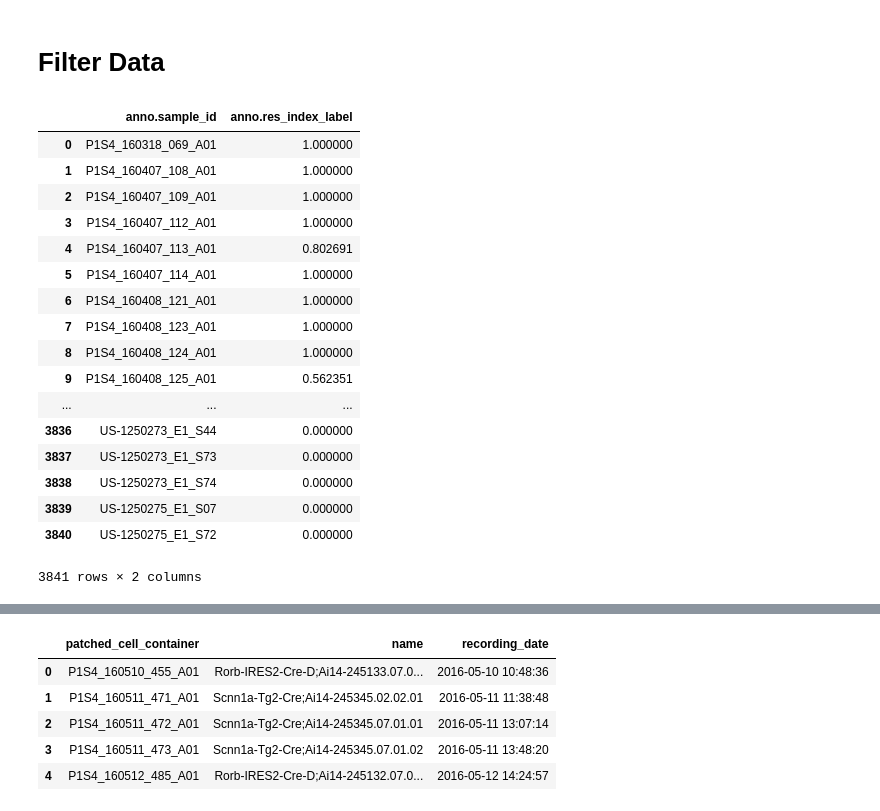
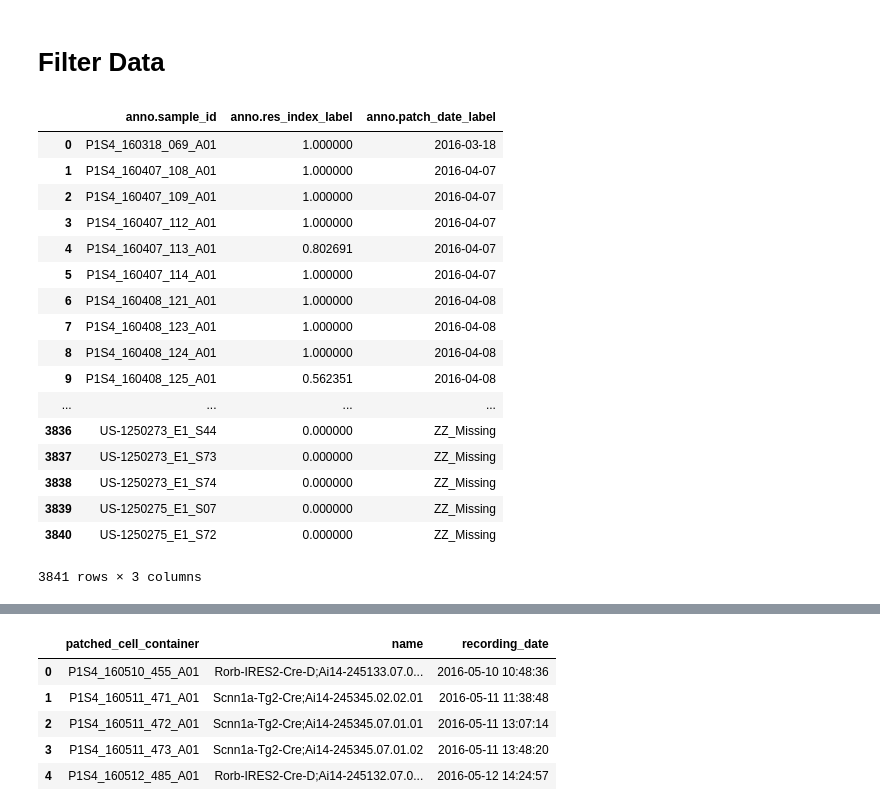
Before and after one commit to ru57y34nn/SMART_goals, a Jupyter notebook: src/SMART_Data.ipynb, the cells around one changed output, grey strips where cells are left out. Saved outputs shown, nothing was run; the diff lists cells and outputs as text; code cells hidden in the pictures.

```diff
--- a/src/SMART_Data.ipynb
+++ b/src/SMART_Data.ipynb
@@ -15,24 +15,24 @@ full_path = str(full_path)
 full_path
 mshiny = pd.read_csv(full_path)
 # %%
-mshiny = mshiny[["anno.sample_id", "anno.res_index_label"]]
+mshiny = mshiny[["anno.sample_id", "anno.res_index_label", "anno.patch_date_label"]]
 mshiny
 # %% [output]
-|  | anno.sample_id | anno.res_index_label |
-| 0 | P1S4_160318_069_A01 | 1.000000 |
-| 1 | P1S4_160407_108_A01 | 1.000000 |
-| 2 | P1S4_160407_109_A01 | 1.000000 |
-| 3 | P1S4_160407_112_A01 | 1.000000 |
-| 4 | P1S4_160407_113_A01 | 0.802691 |
-| 5 | P1S4_160407_114_A01 | 1.000000 |
-| 6 | P1S4_160408_121_A01 | 1.000000 |
-| 7 | P1S4_160408_123_A01 | 1.000000 |
-| 8 | P1S4_160408_124_A01 | 1.000000 |
-| 9 | P1S4_160408_125_A01 | 0.562351 |
-| ... | ... | ... |
-| 3836 | US-1250273_E1_S44 | 0.000000 |
-| 3837 | US-1250273_E1_S73 | 0.000000 |
-| 3838 | US-1250273_E1_S74 | 0.000000 |
-| 3839 | US-1250275_E1_S07 | 0.000000 |
-| 3840 | US-1250275_E1_S72 | 0.000000 |
+|  | anno.sample_id | anno.res_index_label | anno.patch_date_label |
+| 0 | P1S4_160318_069_A01 | 1.000000 | 2016-03-18 |
+| 1 | P1S4_160407_108_A01 | 1.000000 | 2016-04-07 |
+| 2 | P1S4_160407_109_A01 | 1.000000 | 2016-04-07 |
+| 3 | P1S4_160407_112_A01 | 1.000000 | 2016-04-07 |
+| 4 | P1S4_160407_113_A01 | 0.802691 | 2016-04-07 |
+| 5 | P1S4_160407_114_A01 | 1.000000 | 2016-04-07 |
+| 6 | P1S4_160408_121_A01 | 1.000000 | 2016-04-08 |
+| 7 | P1S4_160408_123_A01 | 1.000000 | 2016-04-08 |
+| 8 | P1S4_160408_124_A01 | 1.000000 | 2016-04-08 |
+| 9 | P1S4_160408_125_A01 | 0.562351 | 2016-04-08 |
+| ... | ... | ... | ... |
+| 3836 | US-1250273_E1_S44 | 0.000000 | ZZ_Missing |
+| 3837 | US-1250273_E1_S73 | 0.000000 | ZZ_Missing |
+| 3838 | US-1250273_E1_S74 | 0.000000 | ZZ_Missing |
+| 3839 | US-1250275_E1_S07 | 0.000000 | ZZ_Missing |
+| 3840 | US-1250275_E1_S72 | 0.000000 | ZZ_Missing |
-3841 rows × 2 columns
+3841 rows × 3 columns
```
Also changed, not shown: parts of 13 cells of this notebook, 2 other files.
